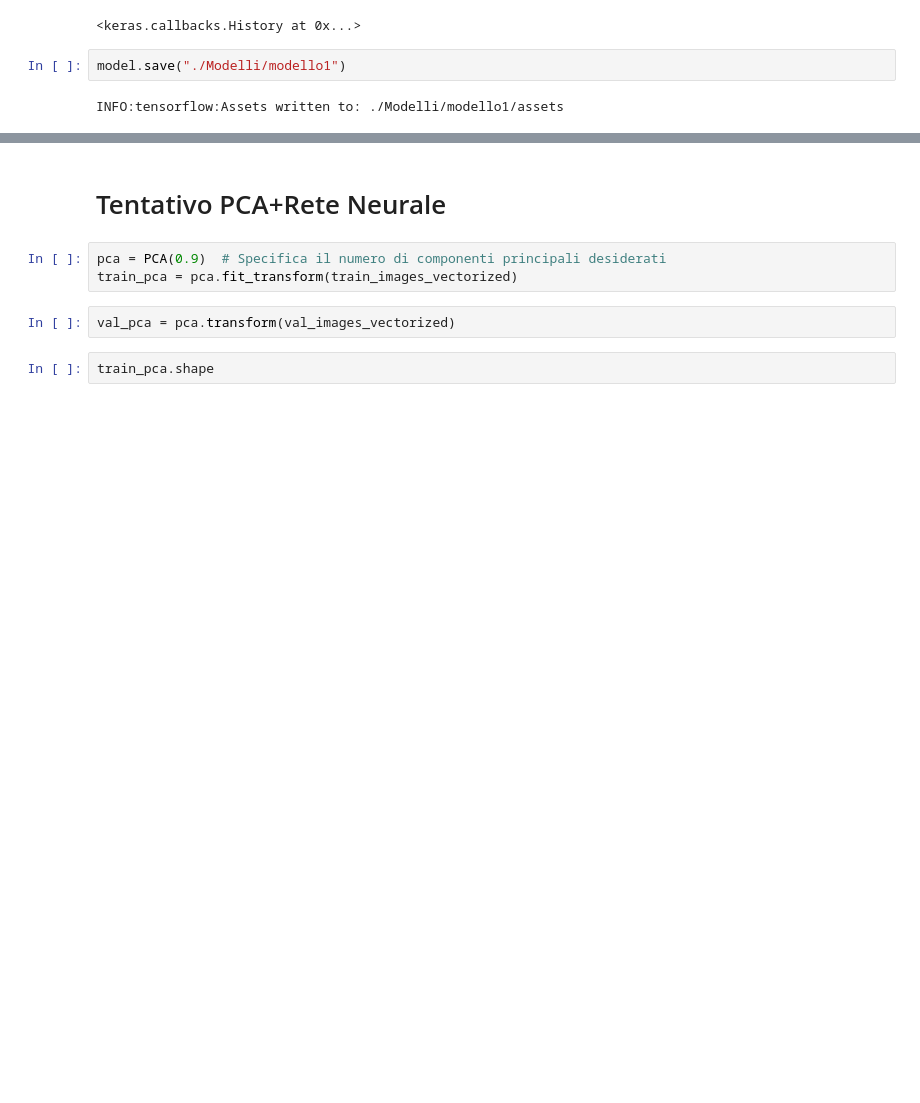
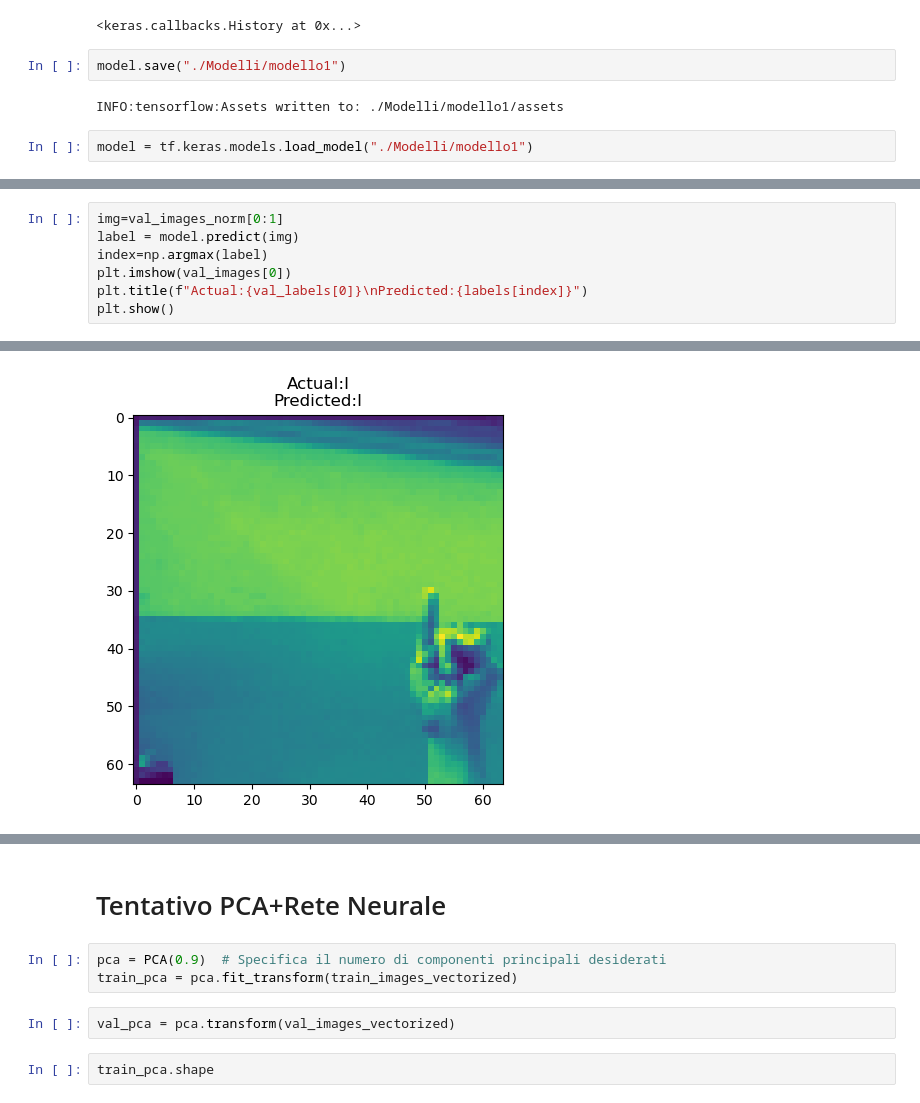
Before and after one commit to SteMor1/ASL_Live_Recognition, a Jupyter notebook: ProgettoML.ipynb, the cells around one changed output, grey strips where cells are left out. Saved outputs shown, nothing was run; the diff lists cells and outputs as text; blank space fills up the shorter version.

```diff
--- a/ProgettoML.ipynb
+++ b/ProgettoML.ipynb
@@ -379,3 +402,5 @@ Epoch 100/100
 model.save("./Modelli/modello1")
 # %% [output]
 INFO:tensorflow:Assets written to: ./Modelli/modello1/assets
+# %%
+model = tf.keras.models.load_model("./Modelli/modello1")
@@ -381,0 +410,8 @@ INFO:tensorflow:Assets written to: ./Modelli/modello1/assets
+# %%
+img=val_images_norm[0:1]
+label = model.predict(img)
+index=np.argmax(label)
+plt.imshow(val_images[0])
+plt.title(f"Actual:{val_labels[0]}\nPredicted:{labels[index]}")
+plt.show()
+# %% [output]
@@ -381,0 +419 @@ INFO:tensorflow:Assets written to: ./Modelli/modello1/assets
+[figure, added]
```
Also changed, not shown: parts of 52 cells of this notebook, 5 other files.
